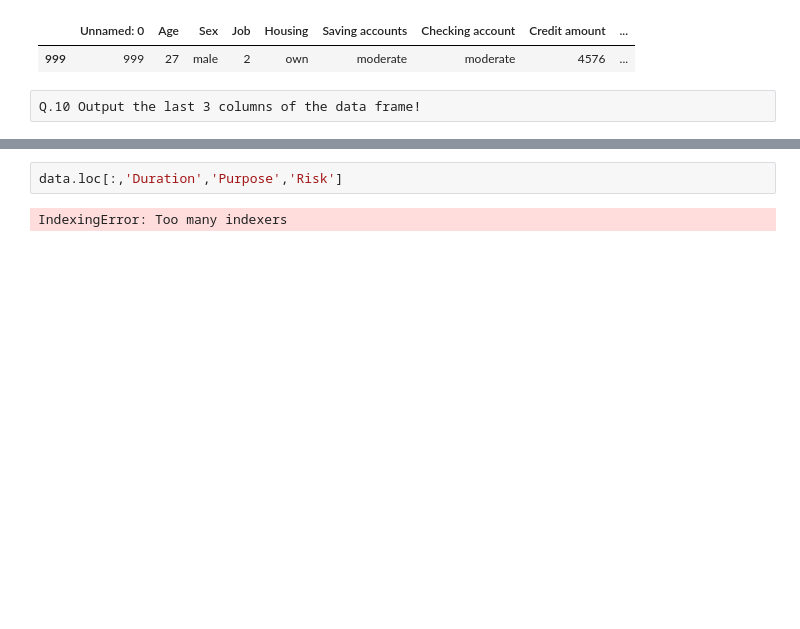
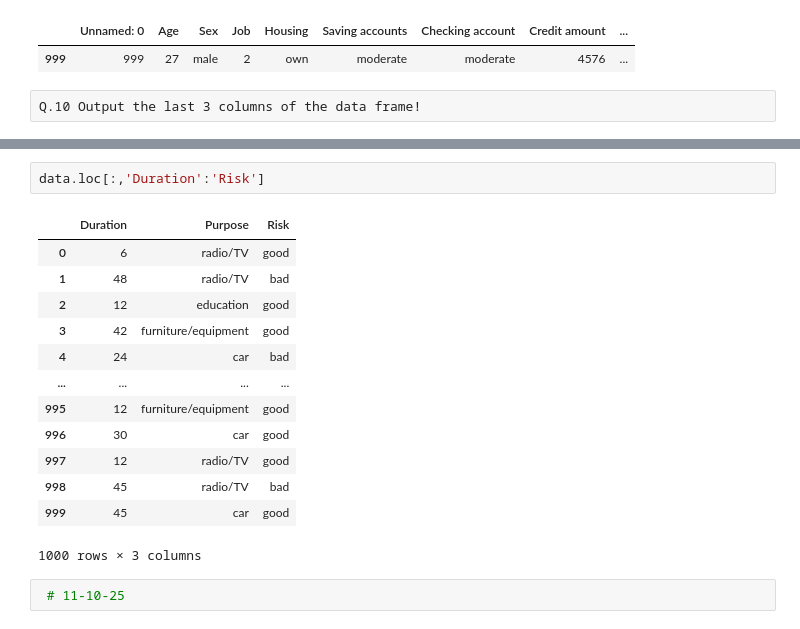
Before and after one commit to tusharshukla34/Advance-Python, a Jupyter notebook: Pandas Lib Code/pandas class.ipynb, the cells around one changed output, grey strips where cells are left out. Cells and saved outputs as stored; diff of their text form; blank space fills up the shorter version.

```diff
--- a/Pandas Lib Code/pandas class.ipynb
+++ b/Pandas Lib Code/pandas class.ipynb
@@ -193,4 +190,18 @@ IndexingError: Too many indexers
 # %%
-data.loc[:,'Duration','Purpose','Risk']
+data.loc[:,'Duration':'Risk']
 # %% [output]
+|  | Duration | Purpose | Risk |
+| 0 | 6 | radio/TV | good |
+| 1 | 48 | radio/TV | bad |
+| 2 | 12 | education | good |
+| 3 | 42 | furniture/equipment | good |
+| 4 | 24 | car | bad |
+| ... | ... | ... | ... |
+| 995 | 12 | furniture/equipment | good |
+| 996 | 30 | car | good |
+| 997 | 12 | radio/TV | good |
+| 998 | 45 | radio/TV | bad |
+| 999 | 45 | car | good |
-IndexingError: Too many indexers
+1000 rows × 3 columns
+# %%
+ # 11-10-25
```
Also changed, not shown: parts of 14 cells of this notebook, 1 other file.
